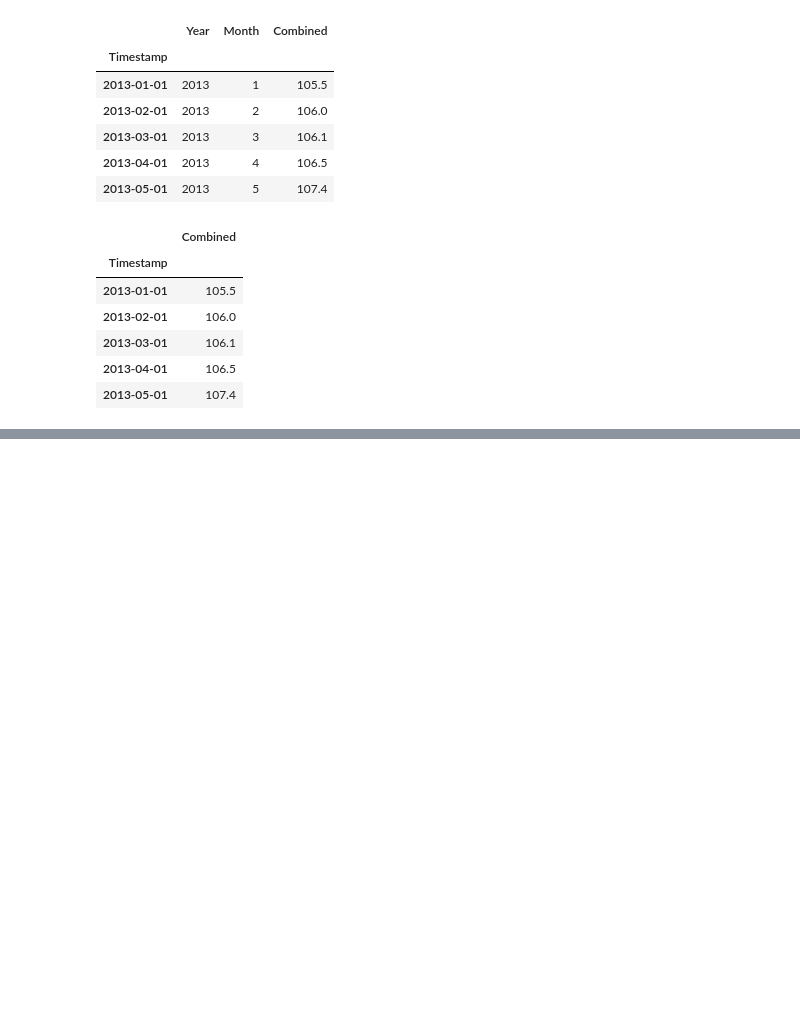
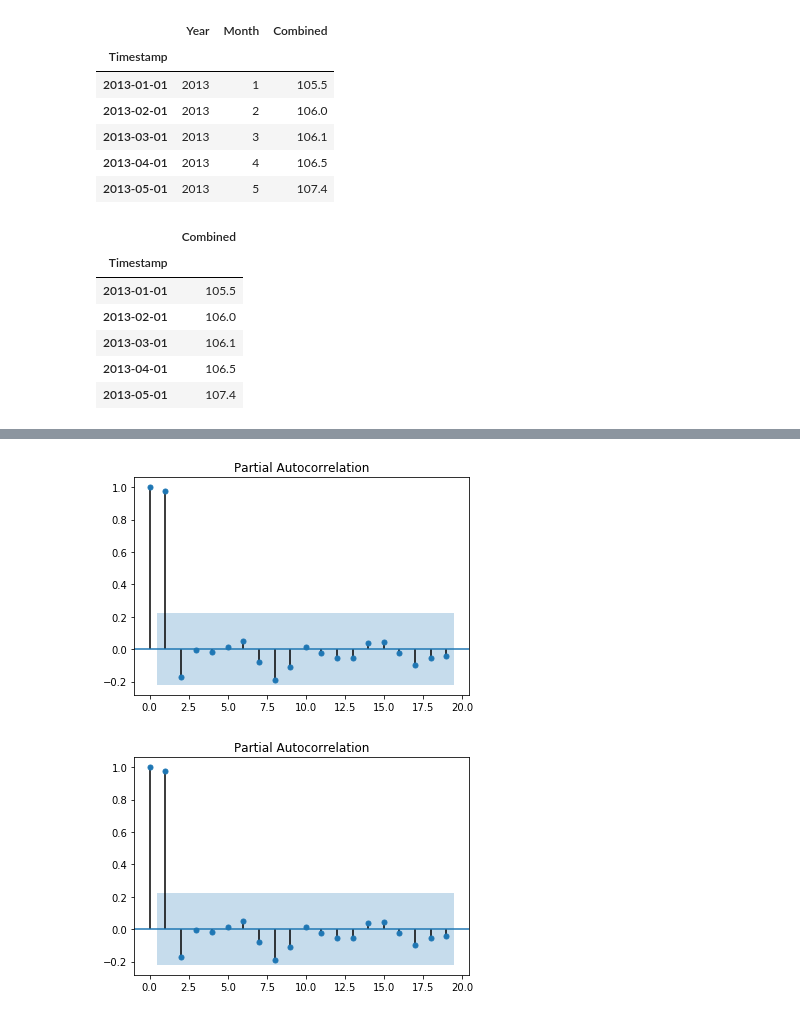
Before and after one commit to Aman-1412/cpi_prediction, a Jupyter notebook: CPI_Prediction.ipynb, the cells around one changed output, grey strips where cells are left out. Drawn from its saved outputs; the diff is of its cells as text; code cells hidden in the pictures; blank space fills up the shorter version.

```diff
--- a/CPI_Prediction.ipynb
+++ b/CPI_Prediction.ipynb
@@ -105,0 +114,5 @@ combined_fuel_cpi.head()
+# %%
+plot_pacf(combined_fuel_cpi.values)
+# %% [output]
+[figure, added]
+[figure, added]
```
Also changed, not shown: parts of 23 cells of this notebook.
